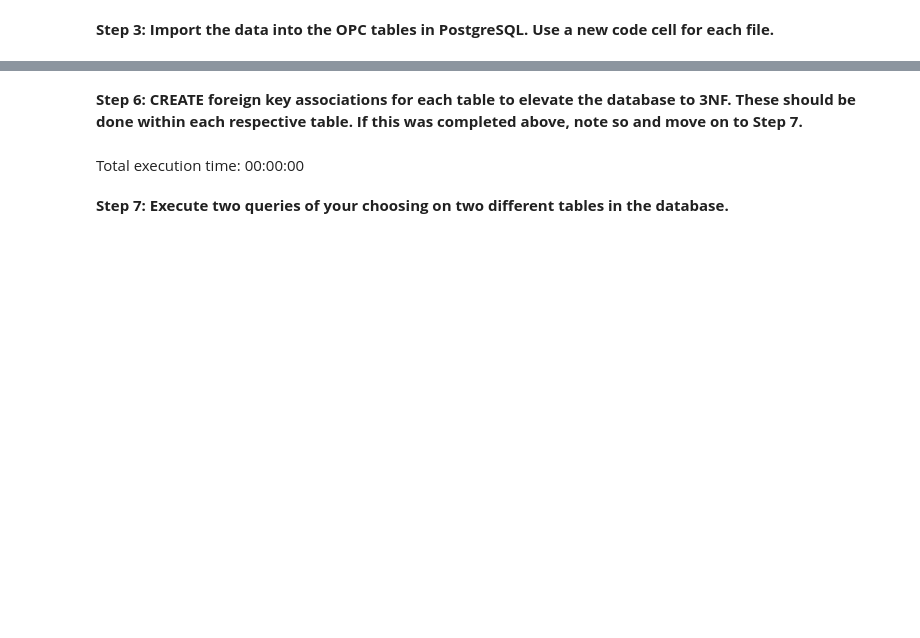
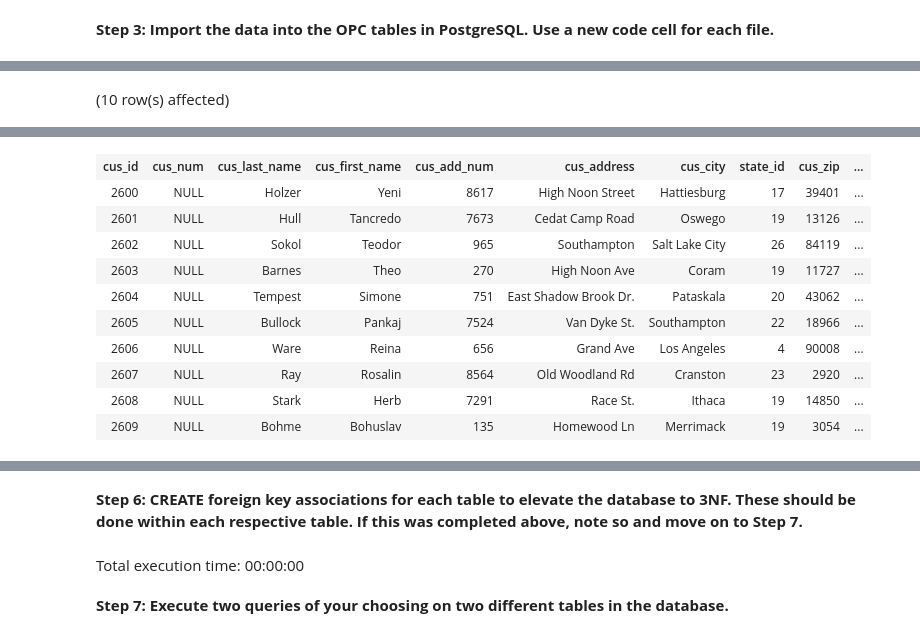
Before and after one commit to shkungulio/Maryville, a Jupyter notebook: DSCI-504/Assignment/Week2/DSCI504_Wk2_Assignment.ipynb, the cells around one changed output, grey strips where cells are left out. Drawn from its saved outputs; the diff is of its cells as text; code cells hidden in the pictures; blank space fills up the shorter version.

Commit message:
Modified DSCI504_W2_Assignment file

```diff
--- a/DSCI-504/Assignment/Week2/DSCI504_Wk2_Assignment.ipynb
+++ b/DSCI-504/Assignment/Week2/DSCI504_Wk2_Assignment.ipynb
@@ -360,3 +398,7 @@ SELECT * FROM dsci_504.states LIMIT 10;
 # %%
 -- 2) Select top 10 records from dsci_504.customers table
-SELECT * FROM dsci_504.customers LIMIT 10;
+SELECT *
+FROM dsci_504.customers
+LIMIT 10;
+# %% [output]
+(10 row(s) affected)
@@ -362,0 +406,11 @@ SELECT * FROM dsci_504.customers LIMIT 10;
+| cus_id | cus_num | cus_last_name | cus_first_name | cus_add_num | cus_address | cus_city | state_id | cus_zip | ... |
+| 2600 | NULL | Holzer | Yeni | 8617 | High Noon Street | Hattiesburg | 17 | 39401 | ... |
+| 2601 | NULL | Hull | Tancredo | 7673 | Cedat Camp Road | Oswego | 19 | 13126 | ... |
+| 2602 | NULL | Sokol | Teodor | 965 | Southampton | Salt Lake City | 26 | 84119 | ... |
+| 2603 | NULL | Barnes | Theo | 270 | High Noon Ave | Coram | 19 | 11727 | ... |
+| 2604 | NULL | Tempest | Simone | 751 | East Shadow Brook Dr. | Pataskala | 20 | 43062 | ... |
+| 2605 | NULL | Bullock | Pankaj | 7524 | Van Dyke St. | Southampton | 22 | 18966 | ... |
+| 2606 | NULL | Ware | Reina | 656 | Grand Ave | Los Angeles | 4 | 90008 | ... |
+| 2607 | NULL | Ray | Rosalin | 8564 | Old Woodland Rd | Cranston | 23 | 2920 | ... |
+| 2608 | NULL | Stark | Herb | 7291 | Race St. | Ithaca | 19 | 14850 | ... |
+| 2609 | NULL | Bohme | Bohuslav | 135 | Homewood Ln | Merrimack | 19 | 3054 | ... |
```
Also changed, not shown: parts of 74 cells of this notebook, 7 other files.
